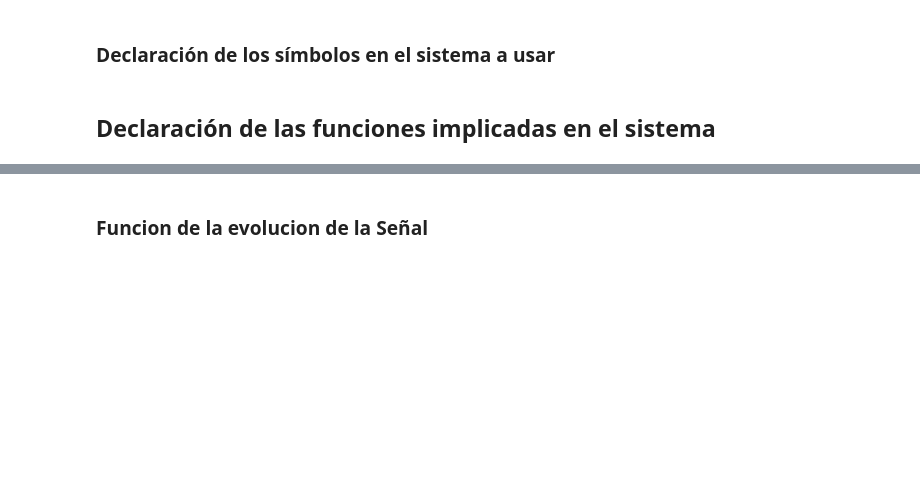
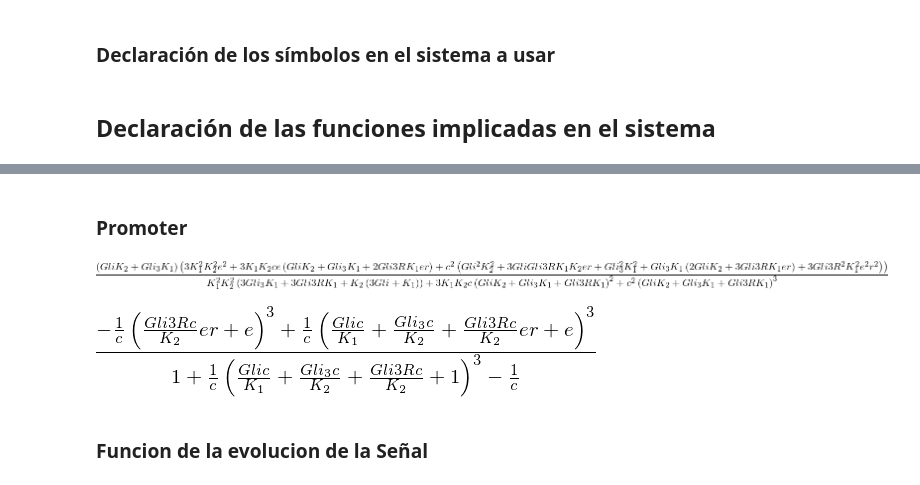
Before and after one commit to thebooort/shh-signal-model, a Jupyter notebook: scripts/Jupyter_Notebook_For_Symbolic_Calculations/Steady_states_notebook.ipynb, the cells around one changed output, grey strips where cells are left out. Drawn from its saved outputs; the diff is of its cells as text; code cells hidden in the pictures; blank space fills up the shorter version.

```diff
--- a/scripts/Jupyter_Notebook_For_Symbolic_Calculations/Steady_states_notebook.ipynb
+++ b/scripts/Jupyter_Notebook_For_Symbolic_Calculations/Steady_states_notebook.ipynb
@@ -46,3 +75,15 @@ F_reg = Symbol('F_reg', real=True)
+# %% [markdown]
+### Promoter
+# %%
+Promoter=((Gli3*K1+Gli*K2)*(3*e**2*K1**2*K2**2+3*c*e*K1*K2*(Gli3*K1+Gli*K2+2*e*Gli3R*K1*r)+c**2*(Gli3**2*K1**2+Gli**2*K2**2+3*e*Gli*Gli3R*K1*K2*r + 3*e**2*Gli3R**2*K1**2*r**2 + Gli3*K1*(2*Gli*K2 + 3*e*Gli3R*K1*r))))/(3*c*K1*K2*(Gli3*K1 + Gli3R*K1 + Gli*K2)**2 + c**2*(Gli3*K1 + Gli3R*K1 + Gli*K2)**3 +K1**2*K2**2*(3*Gli3*K1 + 3*Gli3R*K1 + (3*Gli + K1)*K2))
+Promoter
+# %% [output]
+[figure, added]
+# %%
+Reduced_Promoter=(1/c*(e+c*Gli*K1**-1+c*Gli3*K2**-1+e*r*c*Gli3R*K2**-1)**3-1/c*(e+e*r*c*Gli3R*K2**-1)**3)/(1-1/c+1/c*(1+c*Gli*K1**-1+c*Gli3*K2**-1+c*Gli3R*K2**-1)**3)
+Reduced_Promoter
+# %% [output]
+[figure, added]
 # %% [markdown]
 ### Funcion de la evolucion de la Señal
 # %%
```
Also changed, not shown: parts of 8 cells of this notebook.
